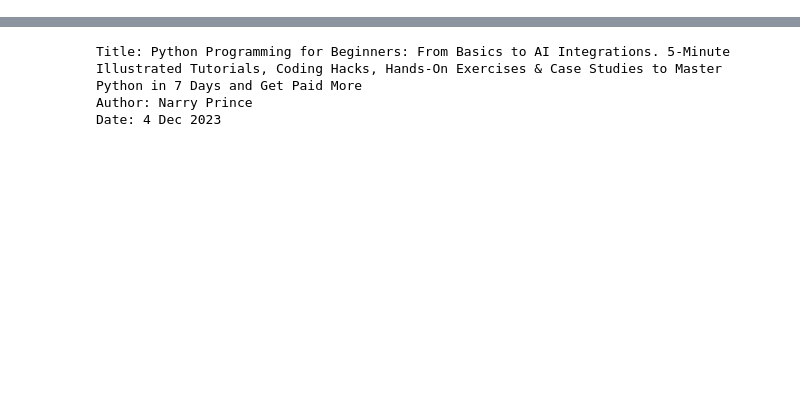
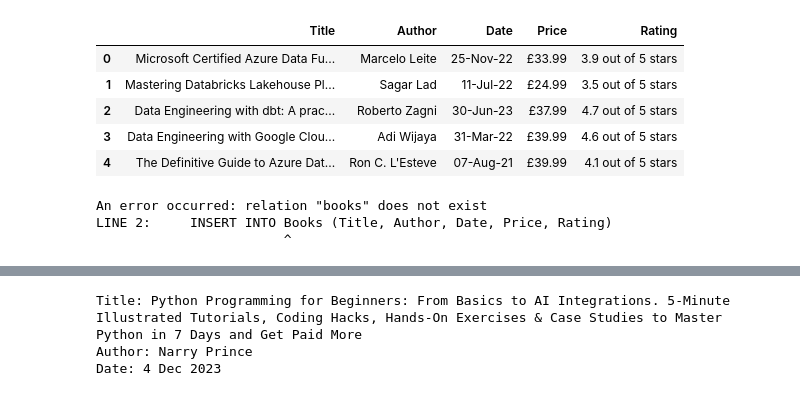
Before and after one commit to yaminbd/Data-Fusion-Squad, a Jupyter notebook: CW1SE.ipynb, the cells around one changed output, grey strips where cells are left out. Drawn from its saved outputs; the diff is of its cells as text; code cells hidden in the pictures; blank space fills up the shorter version.

```diff
--- a/CW1SE.ipynb
+++ b/CW1SE.ipynb
@@ -24,0 +63,19 @@ response
+# %%
+file_path = r'C:\Users\yamin\OneDrive - University of Roehampton\Data Engineering\Data_Engineering_CW\books.csv'
+
+# Read the CSV file
+Books = pd.read_csv(file_path)
+
+# Display the first few rows of the DataFrame
+Books.head()
+# Assuming 'Books' is your DataFrame containing the data
+Books = Books[['Title', 'Author', 'Date', 'Price', 'Rating']]
+# %%
+Books.head()
+# %% [output]
+|  | Title | Author | Date | Price | Rating |
+| 0 | Microsoft Certified Azure Data Fu... | Marcelo Leite | 25-Nov-22 | £33.99 | 3.9 out of 5 stars |
+| 1 | Mastering Databricks Lakehouse Pl... | Sagar Lad | 11-Jul-22 | £24.99 | 3.5 out of 5 stars |
+| 2 | Data Engineering with dbt: A prac... | Roberto Zagni | 30-Jun-23 | £37.99 | 4.7 out of 5 stars |
+| 3 | Data Engineering with Google Clou... | Adi Wijaya | 31-Mar-22 | £39.99 | 4.6 out of 5 stars |
+| 4 | The Definitive Guide to Azure Dat... | Ron C. L'Esteve | 07-Aug-21 | £39.99 | 4.1 out of 5 stars |
@@ -24,0 +84,41 @@ response
+# %%
+
+# Create a cursor object
+cur = conn.cursor()
+
+# Define the insertion query
+books_insert = """
+    INSERT INTO Books (Title, Author, Date, Price, Rating)
+    VALUES (%s, %s, %s, %s, %s)
+"""
+
+# Specify the file path
+file_path = r'C:\Users\yamin\OneDrive - University of Roehampton\Data Engineering\Data_Engineering_CW\books.csv'
+
+# Read the CSV file into a DataFrame
+Books = pd.read_csv(file_path)
+
+try:
+    # Rollback the current transaction
+    conn.rollback()
+
+    # Iterate over the DataFrame rows and execute insert statements
+    for index, row in Books.iterrows():
+        cur.execute(books_insert, (row['Title'], row['Author'], row['Date'], row['Price'], row['Rating']))
+
+    # Commit the transaction
+    conn.commit()
+
+except Exception as e:
+    # If an exception occurs, print the error message and rollback the transaction
+    print("An error occurred:", e)
+    conn.rollback()
+
+finally:
+    # Close the cursor and connection
+    cur.close()
+    conn.close()
+# %% [output]
+An error occurred: relation "books" does not exist
+LINE 2:     INSERT INTO Books (Title, Author, Date, Price, Rating)
+                        ^
```
Also changed, not shown: parts of 14 cells of this notebook.
